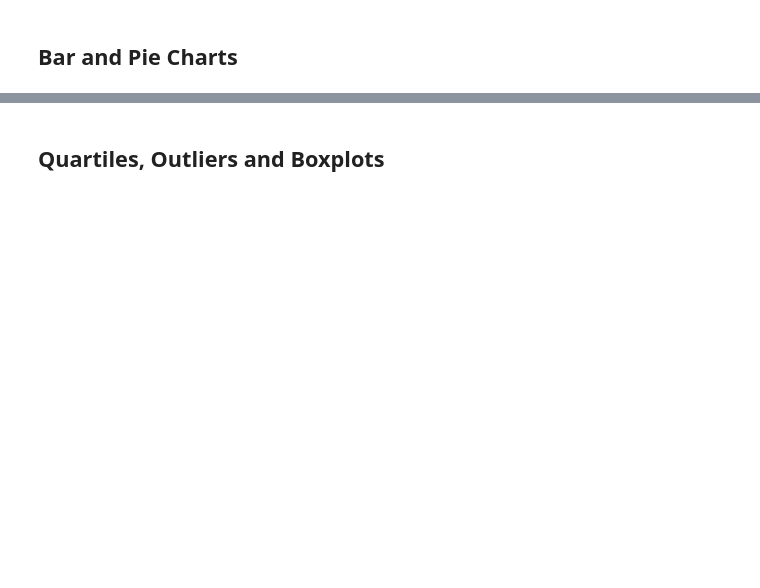
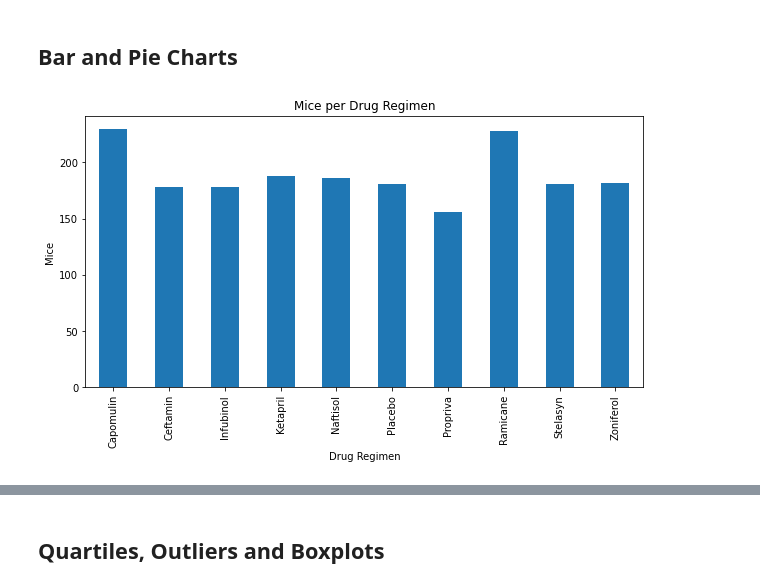
Before and after one commit to markreid2/Power_of_Plots, a Jupyter notebook: pymaceuticals_starter.ipynb, the cells around one changed output, grey strips where cells are left out. Cells and saved outputs as stored; diff of their text form; code cells hidden in the pictures; blank space fills up the shorter version.

```diff
--- a/pymaceuticals_starter.ipynb
+++ b/pymaceuticals_starter.ipynb
@@ -113,3 +118,7 @@ sum_stats
 | Ramicane | 40.216745 | 40.673236 | 23.486704 | 4.846308 | 0.320955 |
 | Stelasyn | 54.233149 | 52.431737 | 59.450562 | 7.710419 | 0.573111 |
 | Zoniferol | 53.236507 | 51.818479 | 48.533355 | 6.966589 | 0.516398 |
+# %%
+#groupby drug regimen and .count for datapoints
+dreg_dps = combo_data2.groupby(["Drug Regimen"]).count()["Mouse ID"]
+dreg_dps
@@ -117,3 +139,11 @@ sum_stats
 ## Bar and Pie Charts
 # %%
 # Generate a bar plot showing the total number of mice for each treatment throughout the course of the study using pandas.
+dreg_dps.plot(kind="bar", figsize=(10, 5))
+
+plt.title("Mice per Drug Regimen")
+plt.xlabel("Drug Regimen")
+plt.ylabel("Mice")
+plt.show()
+# %% [output]
+[figure, added]
```
Also changed, not shown: parts of 20 cells of this notebook.
